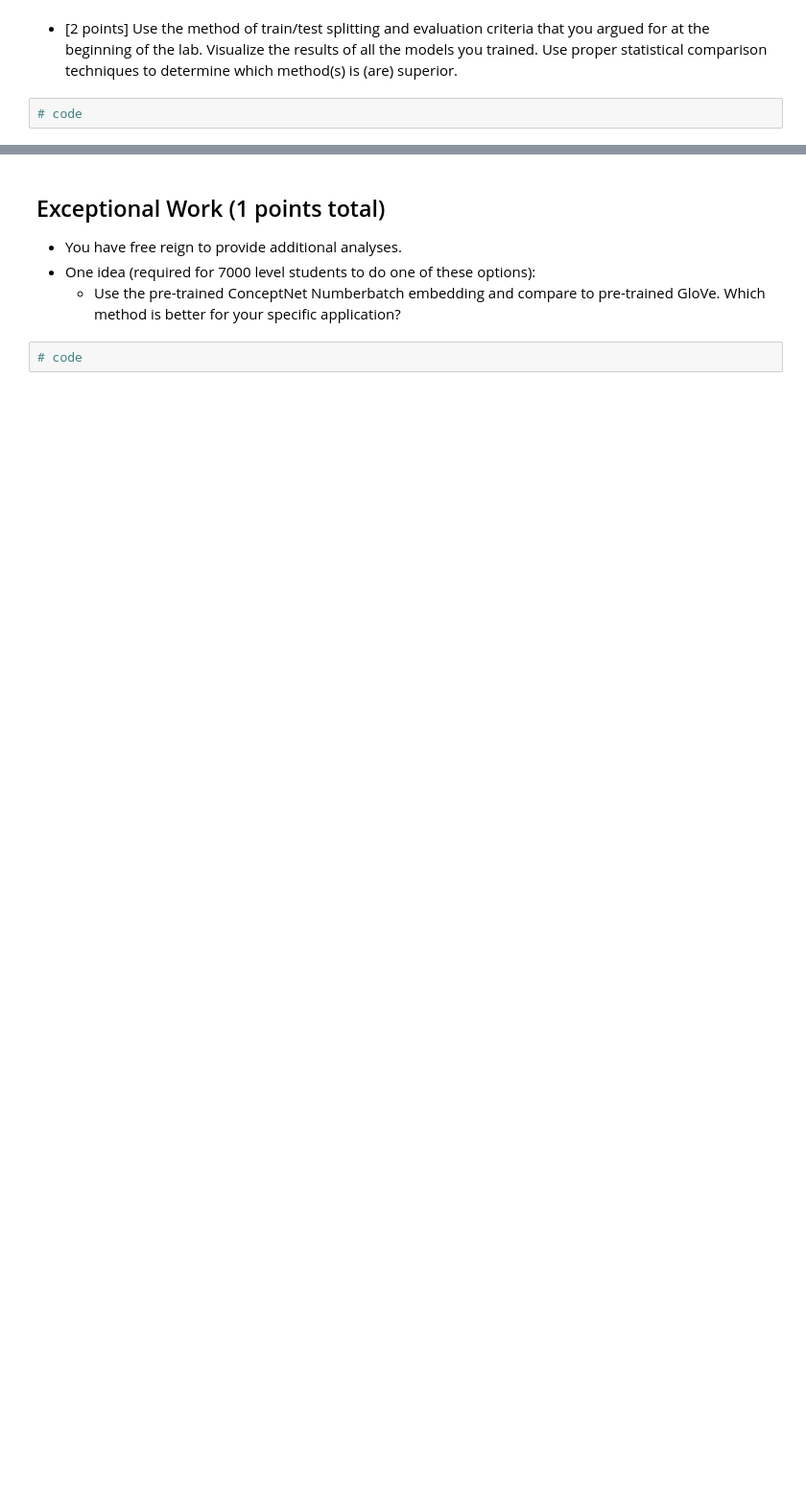
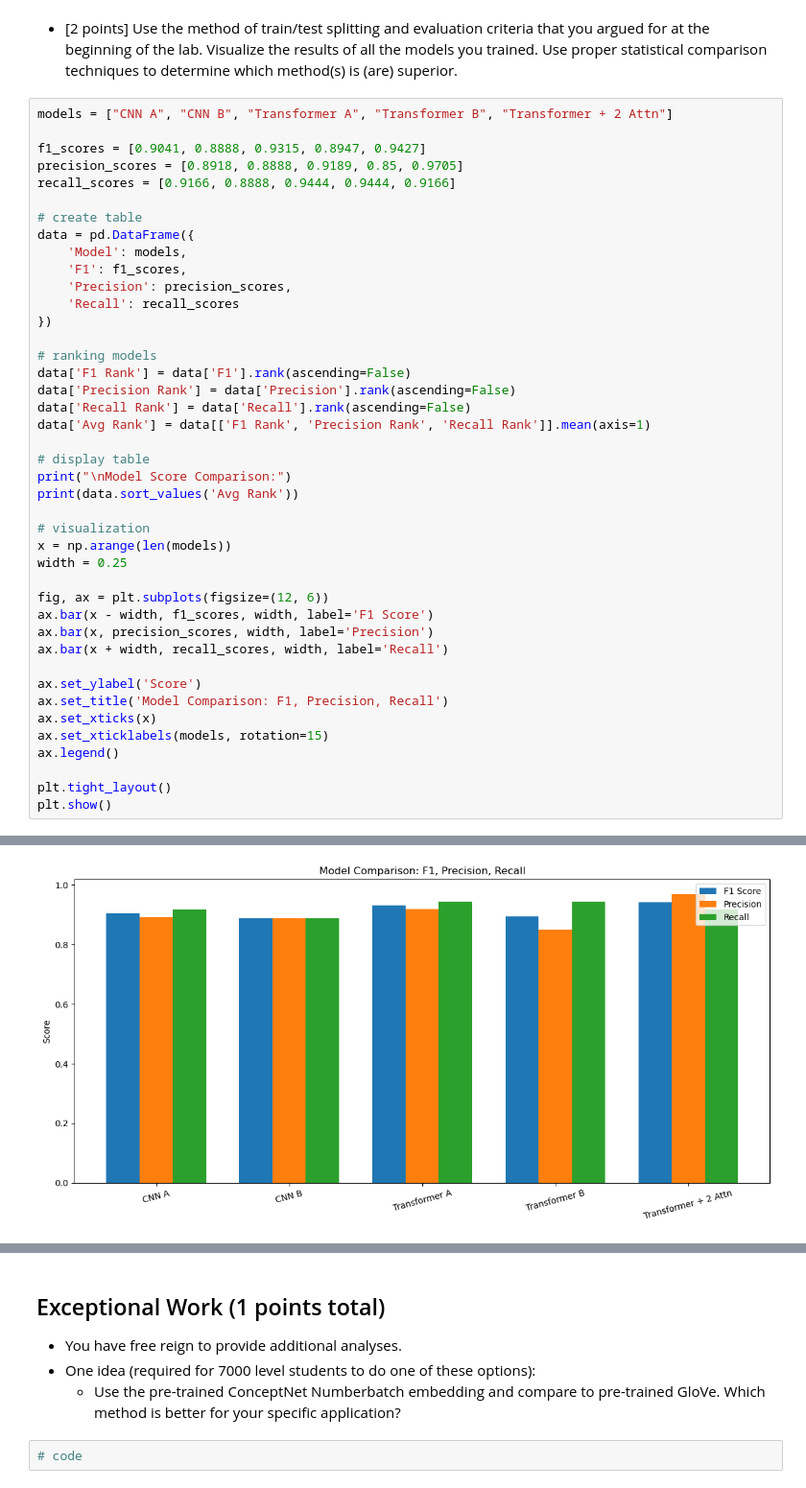
Before and after one commit to 48878679/CS5324_Lab7, a Jupyter notebook: Lab7.ipynb, the cells around one changed output, grey strips where cells are left out. Shown at 96% size. Cells and saved outputs as stored; diff of their text form; blank space fills up the shorter version.

```diff
--- a/Lab7.ipynb
+++ b/Lab7.ipynb
@@ -479,4 +483,45 @@ Recall: 0.8333333333333334
 # %% [markdown]
 * [2 points] Use the method of train/test splitting and evaluation criteria that you argued for at the beginning of the lab. Visualize the results of all the models you trained.  Use proper statistical comparison techniques to determine which method(s) is (are) superior.
-# %%
-# code
+# %%
+models = ["CNN A", "CNN B", "Transformer A", "Transformer B", "Transformer + 2 Attn"]
+
+f1_scores = [0.9041, 0.8888, 0.9315, 0.8947, 0.9427]
+precision_scores = [0.8918, 0.8888, 0.9189, 0.85, 0.9705]
+recall_scores = [0.9166, 0.8888, 0.9444, 0.9444, 0.9166]
+
+# create table
+data = pd.DataFrame({
+    'Model': models,
+    'F1': f1_scores,
+    'Precision': precision_scores,
+    'Recall': recall_scores
+})
+
+# ranking models
+data['F1 Rank'] = data['F1'].rank(ascending=False)
+data['Precision Rank'] = data['Precision'].rank(ascending=False)
+data['Recall Rank'] = data['Recall'].rank(ascending=False)
+data['Avg Rank'] = data[['F1 Rank', 'Precision Rank', 'Recall Rank']].mean(axis=1)
+
+# display table
+print("\nModel Score Comparison:")
+print(data.sort_values('Avg Rank'))
+
+# visualization
+x = np.arange(len(models))
+width = 0.25
+
+fig, ax = plt.subplots(figsize=(12, 6))
+ax.bar(x - width, f1_scores, width, label='F1 Score')
+ax.bar(x, precision_scores, width, label='Precision')
+ax.bar(x + width, recall_scores, width, label='Recall')
+
+ax.set_ylabel('Score')
+ax.set_title('Model Comparison: F1, Precision, Recall')
+ax.set_xticks(x)
+ax.set_xticklabels(models, rotation=15)
+ax.legend()
+
+plt.tight_layout()
+plt.show()
+# %% [output]
@@ -482,0 +542 @@ Recall: 0.8333333333333334
+[figure, added]
```
Also changed, not shown: parts of 6 cells of this notebook.
